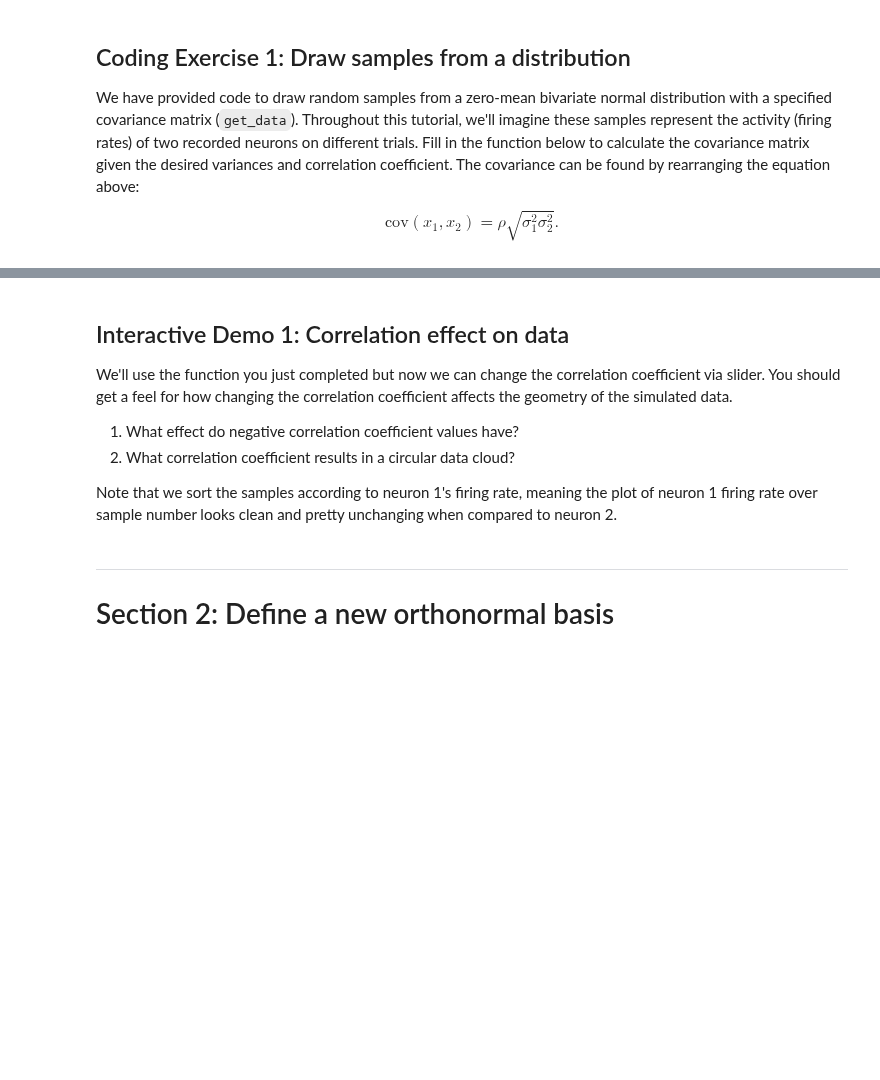
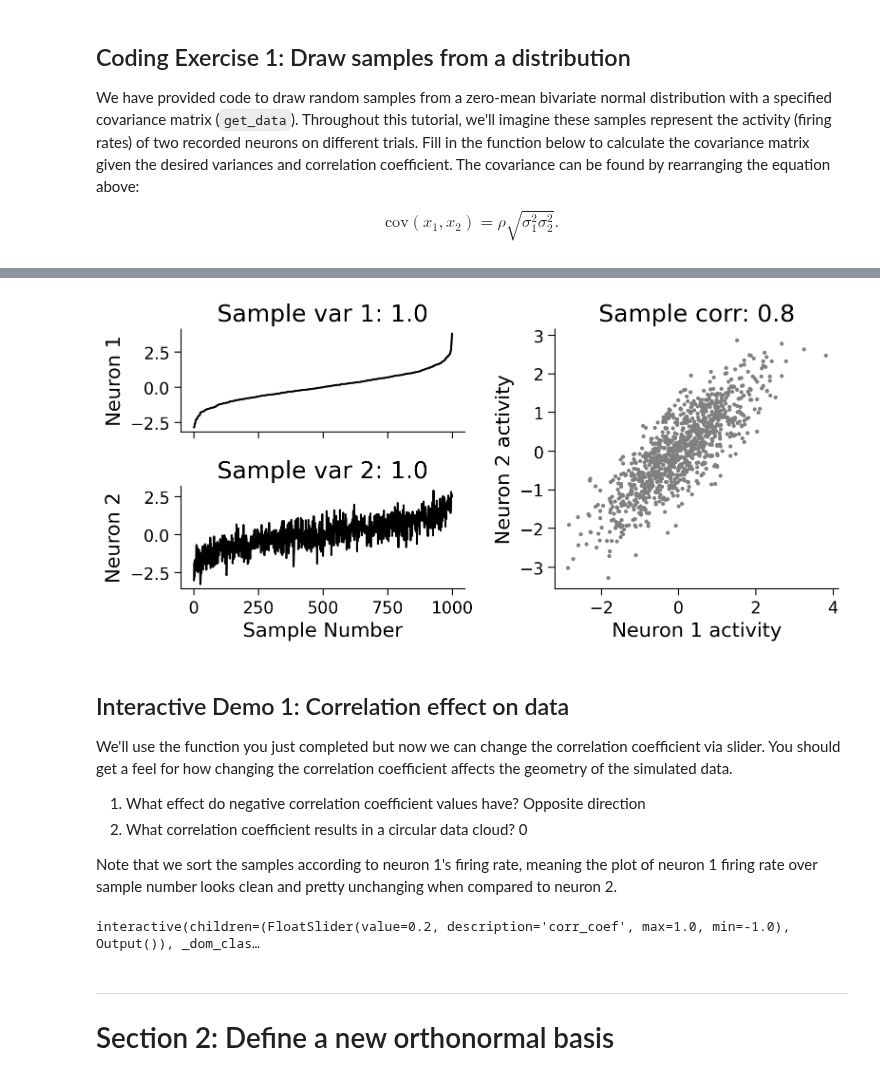
Before and after one commit to EugOT/compneuro, a Jupyter notebook: notebooks/2023-11-19-Geometric-view-of-data.ipynb, the cells around one changed output, grey strips where cells are left out. Cells and saved outputs as stored; diff of their text form; code cells hidden in the pictures; blank space fills up the shorter version.

Commit message:
Completed Exercises

```diff
--- a/notebooks/2023-11-19-Geometric-view-of-data.ipynb
+++ b/notebooks/2023-11-19-Geometric-view-of-data.ipynb
@@ -183,42 +198,44 @@ def calculate_cov_matrix(var_1, var_2, corr_coef):
   Returns:
     (numpy array of floats) : covariance matrix
   """
 
   #################################################
   ## TODO for students: calculate the covariance matrix
   # Fill out function and remove
-  raise NotImplementedError("Student exercise: calculate the covariance matrix!")
+  #raise NotImplementedError("Student exercise: calculate the covariance matrix!")
   #################################################
 
   # Calculate the covariance from the variances and correlation
-  cov = ...
+  cov = corr_coef * np.sqrt(var_1 * var_2)
 
   cov_matrix = np.array([[var_1, cov], [cov, var_2]])
 
   return cov_matrix
 
 
 # Set parameters
 np.random.seed(2020)  # set random seed
 variance_1 = 1
 variance_2 = 1
 corr_coef = 0.8
 
 # Compute covariance matrix
 cov_matrix = calculate_cov_matrix(variance_1, variance_2, corr_coef)
 
 # Generate data with this covariance matrix
 X = get_data(cov_matrix)
 
 # Visualize
 plot_data(X)
+# %% [output]
+[figure, added]
 # %% [markdown]
 ## Interactive Demo 1: Correlation effect on data
 
 We'll use the function you just completed but now we can change the correlation coefficient via slider. You should get a feel for how changing the correlation coefficient affects the geometry of the simulated data.
 
-1.   What effect do negative correlation coefficient values have?
-2.   What correlation coefficient results in a circular data cloud?
+1.   What effect do negative correlation coefficient values have? Opposite direction
+2.   What correlation coefficient results in a circular data cloud? 0
 
 
 Note that we sort the samples according to neuron 1's firing rate, meaning the plot of neuron 1 firing rate over sample number looks clean and pretty unchanging when compared to neuron 2.
@@ -248,6 +265,8 @@ def visualize_correlated_data(corr_coef=0):
 
   # Visualize
   plot_data(X)
+# %% [output]
+interactive(children=(FloatSlider(value=0.2, description='corr_coef', max=1.0, min=-1.0), Output()), _dom_clas…
 # %% [markdown]
 ---
 # Section 2: Define a new orthonormal basis
```
Also changed, not shown: parts of 4 cells of this notebook, 1 other file.
